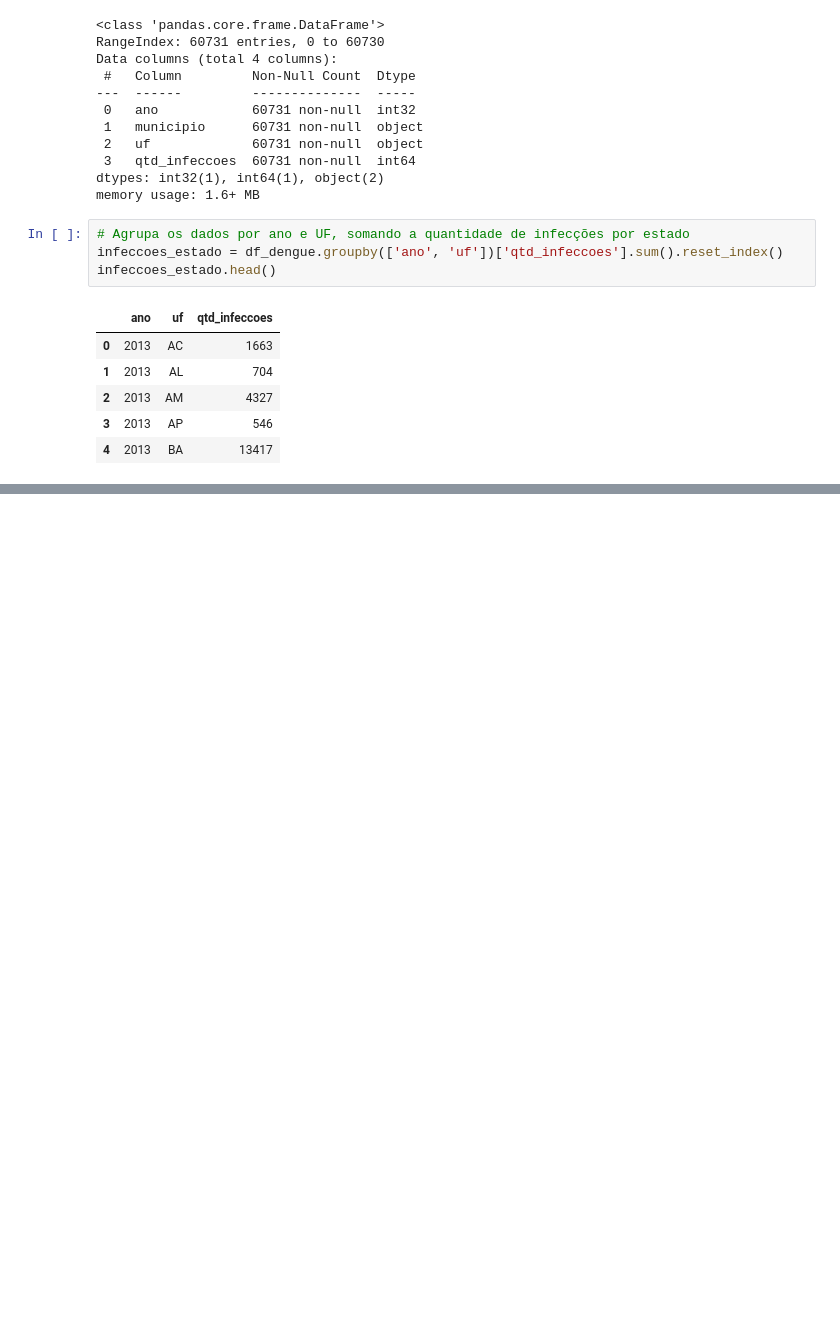
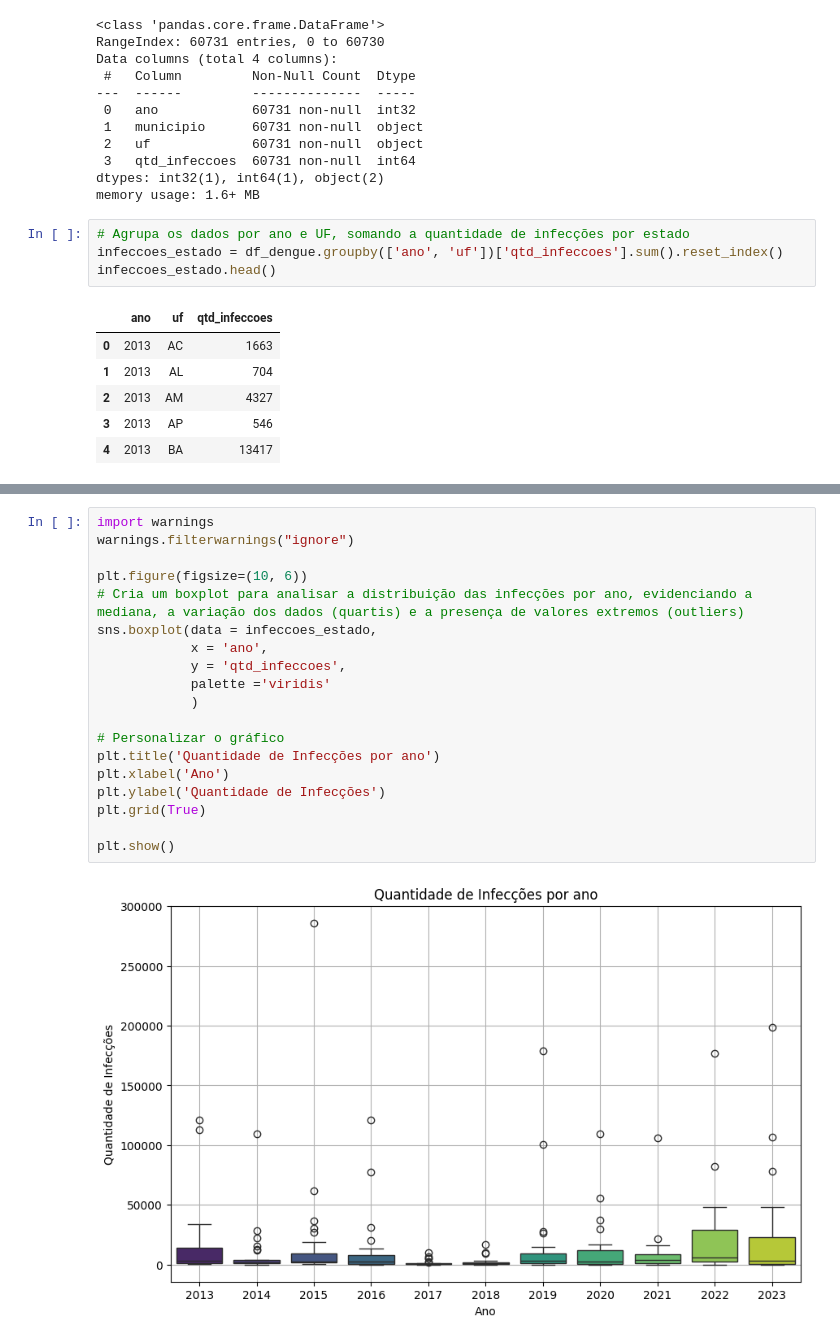
Before and after one commit to AleLucasG/Pos_Tech_FIAP_Data_Analytics, a Jupyter notebook: 01-data-analytics/handson/handson-01-analise-dados-storytelling/Dengue_Brasil.ipynb, the cells around one changed output, grey strips where cells are left out. Drawn from its saved outputs; the diff is of its cells as text; blank space fills up the shorter version.

```diff
--- a/01-data-analytics/handson/handson-01-analise-dados-storytelling/Dengue_Brasil.ipynb
+++ b/01-data-analytics/handson/handson-01-analise-dados-storytelling/Dengue_Brasil.ipynb
@@ -161,0 +221,21 @@ infeccoes_estado.head()
+# %%
+import warnings
+warnings.filterwarnings("ignore")
+
+plt.figure(figsize=(10, 6))
+# Cria um boxplot para analisar a distribuição das infecções por ano, evidenciando a mediana, a variação dos dados (quartis) e a presença de valores extremos (outliers)
+sns.boxplot(data = infeccoes_estado,
+            x = 'ano',
+            y = 'qtd_infeccoes',
+            palette ='viridis'
+            )
+
+# Personalizar o gráfico
+plt.title('Quantidade de Infecções por ano')
+plt.xlabel('Ano')
+plt.ylabel('Quantidade de Infecções')
+plt.grid(True)
+
+plt.show()
+# %% [output]
+[figure, added]
```
Also changed, not shown: parts of 14 cells of this notebook.
